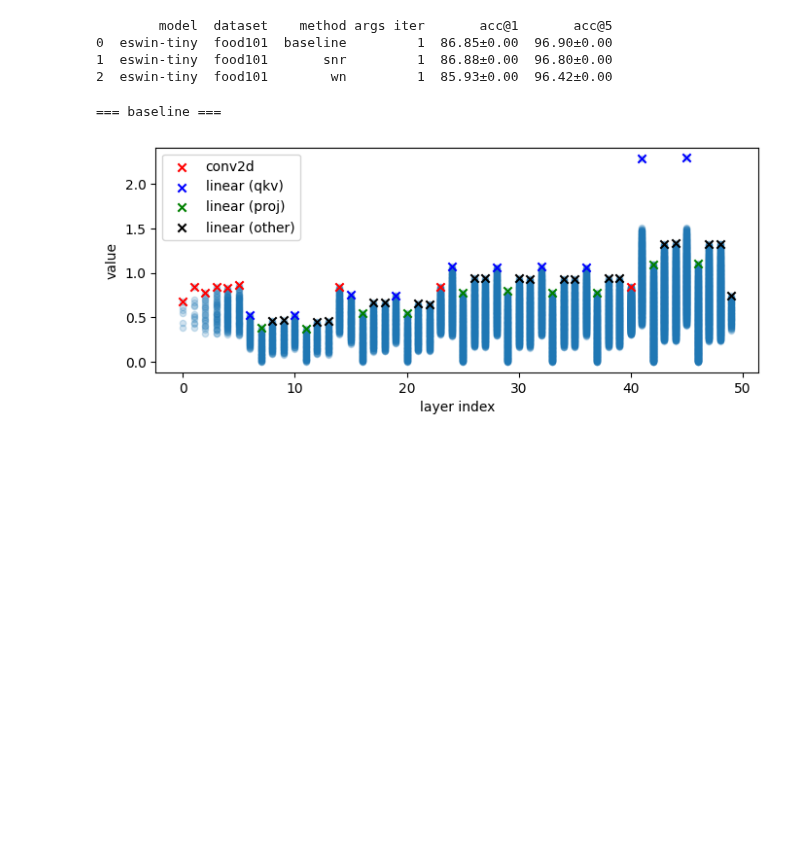
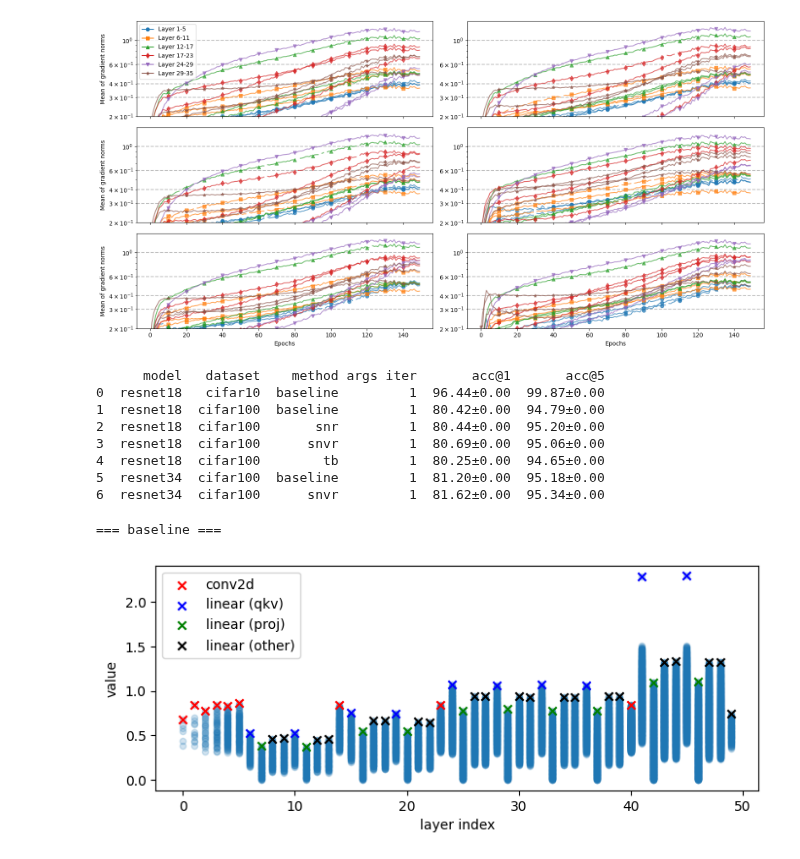
Before and after one commit to lim-sorry/snvr, a Jupyter notebook: analysis.ipynb, the cells around one changed output. Saved outputs shown, nothing was run; the diff lists cells and outputs as text; code cells hidden in the pictures; blank space fills up the shorter version.

Commit message:
add gradient trace method

```diff
--- a/analysis.ipynb
+++ b/analysis.ipynb
@@ -6,6 +6,46 @@ import matplotlib.pyplot as plt
 import torch
 import pickle
 import glob
+# %%
+markers = 'os^dv*'
+
+figs, axs = plt.subplots(3,2,figsize=[16,8])
+for idx, method in enumerate(['baseline','wn', 'sn','tb','snr','snvr']):
+    epoch_grad_norms = np.load(f'output/resnet34/cifar100/{method}/0/grad.npy')
+    if method == 'wn':
+        epoch_grad_norms = epoch_grad_norms[:,::2]
+
+    ax = axs.flatten()[idx]
+    for i in range(1,epoch_grad_norms.shape[1],2):
+        grad_norms = epoch_grad_norms[:,i]
+        x = np.arange(grad_norms.shape[0])
+        y = grad_norms.mean(axis=1)
+        ax.plot(x, y, c=f'C{i//6}',alpha=0.7, marker=markers[i//6], markevery=10)
+    ax.set_yscale('log')
+    ax.set_ylim(0.2, 1.5)
+    for y in [.3,.4,.6,1.]:
+        ax.axhline(y, ls='--', c='gray', alpha=0.5, zorder=-1)
+    if idx == 0:
+        ax.plot([],[],c='C0',label='Layer 1-5', marker='o')
+        ax.plot([],[],c='C1',label='Layer 6-11', marker='s')
+        ax.plot([],[],c='C2',label='Layer 12-17', marker='^')
+        ax.plot([],[],c='C3',label='Layer 17-23', marker='d')
+        ax.plot([],[],c='C4',label='Layer 24-29', marker='v')
+        ax.plot([],[],c='C5',label='Layer 29-35', marker='*')
+        ax.legend()
+    if idx % 2 == 0:
+        ax.set_ylabel('Mean of gradient norms')
+    else:
+        ax.set_yticklabels([])
+    if idx > 3:
+        ax.set_xlabel('Epochs')
+    else:
+        ax.set_xticklabels([])
+
+plt.tight_layout()
+plt.show()
+# %% [output]
+[figure, added]
 # %%
 df = pd.DataFrame(columns=['model', 'dataset', 'method', 'args', 'iter', 'acc@1', 'acc@5'])
 
@@ -42,10 +82,14 @@ for path in sorted(paths):
         # print(path)
 print(df)
 # %% [output]
-        model  dataset    method args iter       acc@1       acc@5
-0  eswin-tiny  food101  baseline         1  86.85±0.00  96.90±0.00
-1  eswin-tiny  food101       snr         1  86.88±0.00  96.80±0.00
-2  eswin-tiny  food101        wn         1  85.93±0.00  96.42±0.00
+      model   dataset    method args iter       acc@1       acc@5
+0  resnet18   cifar10  baseline         1  96.44±0.00  99.87±0.00
+1  resnet18  cifar100  baseline         1  80.42±0.00  94.79±0.00
+2  resnet18  cifar100       snr         1  80.44±0.00  95.20±0.00
+3  resnet18  cifar100      snvr         1  80.69±0.00  95.06±0.00
+4  resnet18  cifar100        tb         1  80.25±0.00  94.65±0.00
+5  resnet34  cifar100  baseline         1  81.20±0.00  95.18±0.00
+6  resnet34  cifar100      snvr         1  81.62±0.00  95.34±0.00
 # %%
 import matplotlib as mpl
 import matplotlib.pyplot as plt
```
Also changed, not shown: 5 other files.
